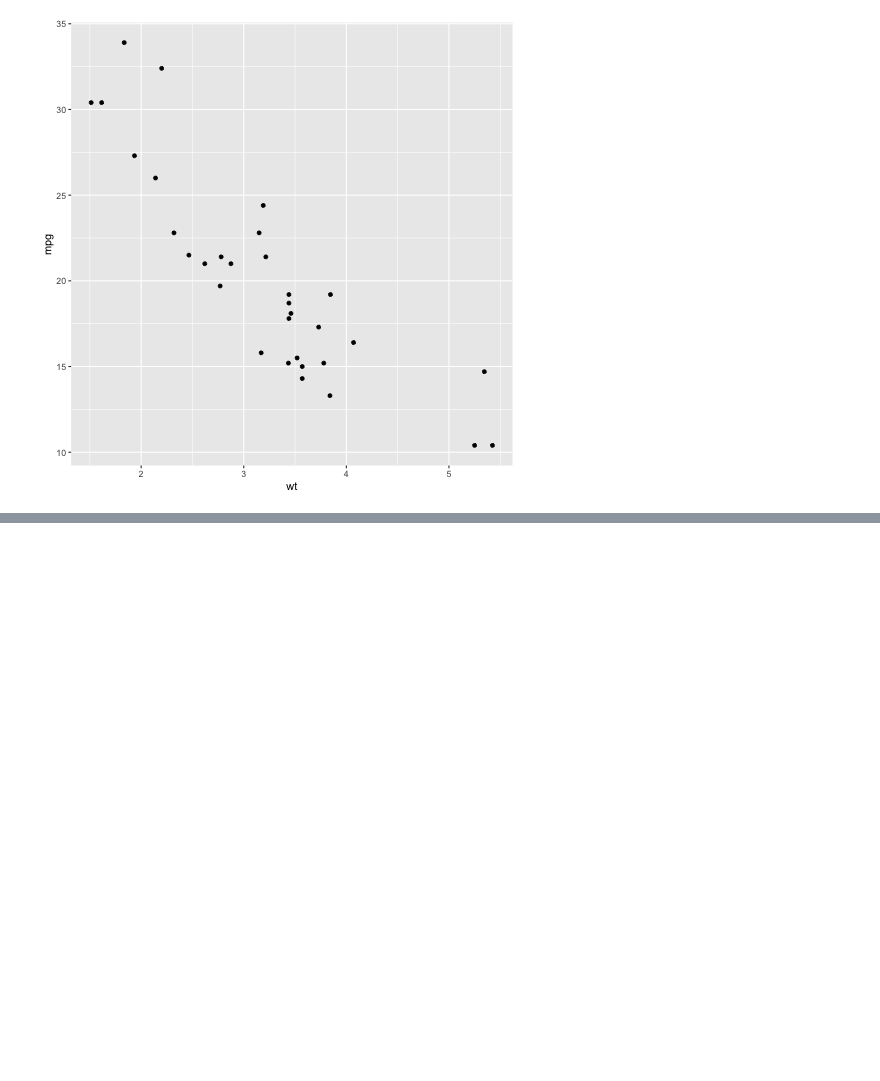
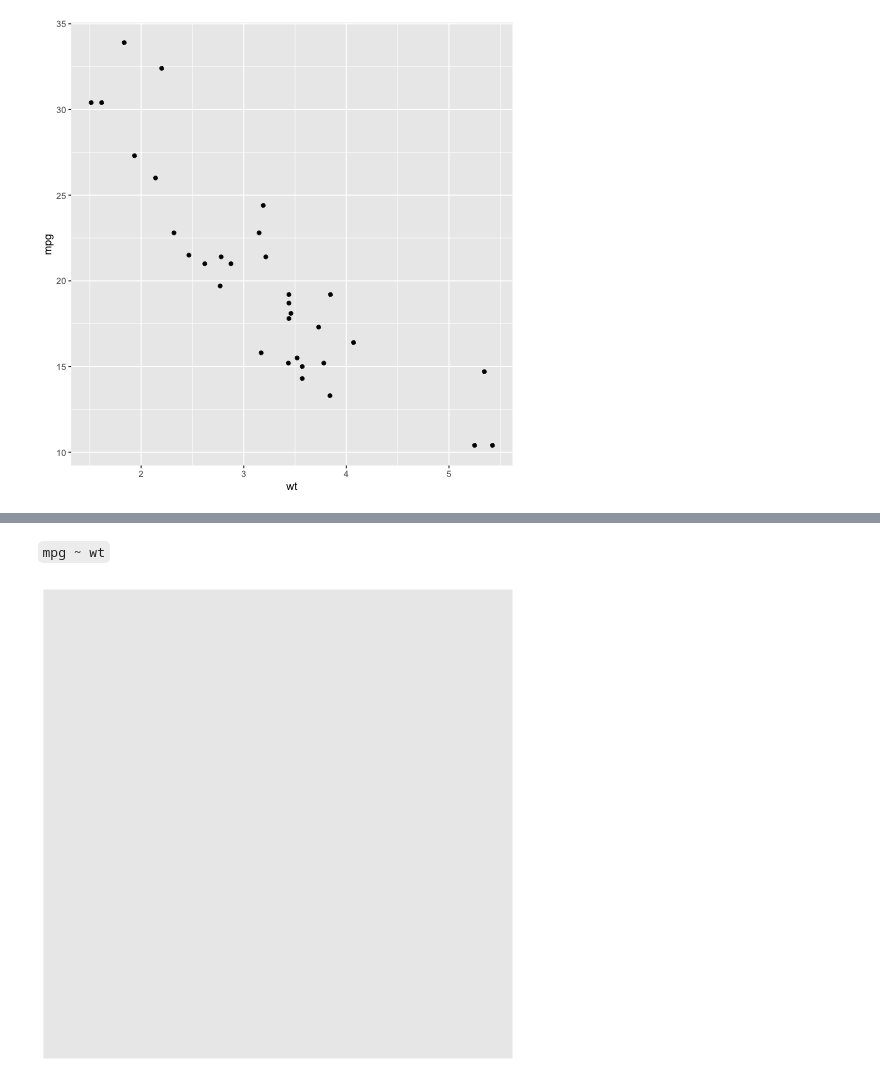
Before and after one commit to data4news/mtcars-exploratory, a Jupyter notebook: notebook-2.ipynb, the cells around one changed output, grey strips where cells are left out. Drawn from its saved outputs; the diff is of its cells as text; code cells hidden in the pictures; blank space fills up the shorter version.

```diff
--- a/notebook-2.ipynb
+++ b/notebook-2.ipynb
@@ -104,0 +127,11 @@ Make two more charts. You can make more scatter plots, or other kinds of charts
+# %% [markdown]
+`mpg ~ wt`
+# %%
+%%R
+
+# 👉 make the scatter plot
+# 👉 carefully give it a title and subtitle
+
+ggplot(mtcars)
+# %% [output]
+[figure, added]
```
Also changed, not shown: parts of 30 cells of this notebook, 1 other file.
